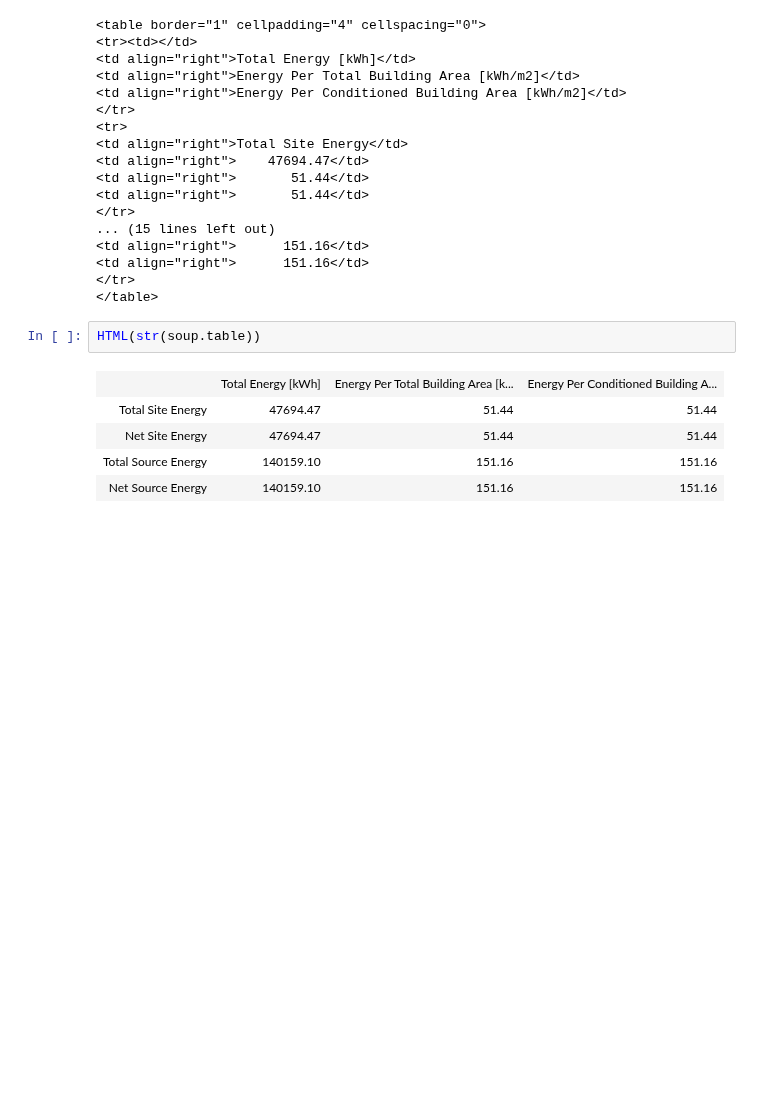
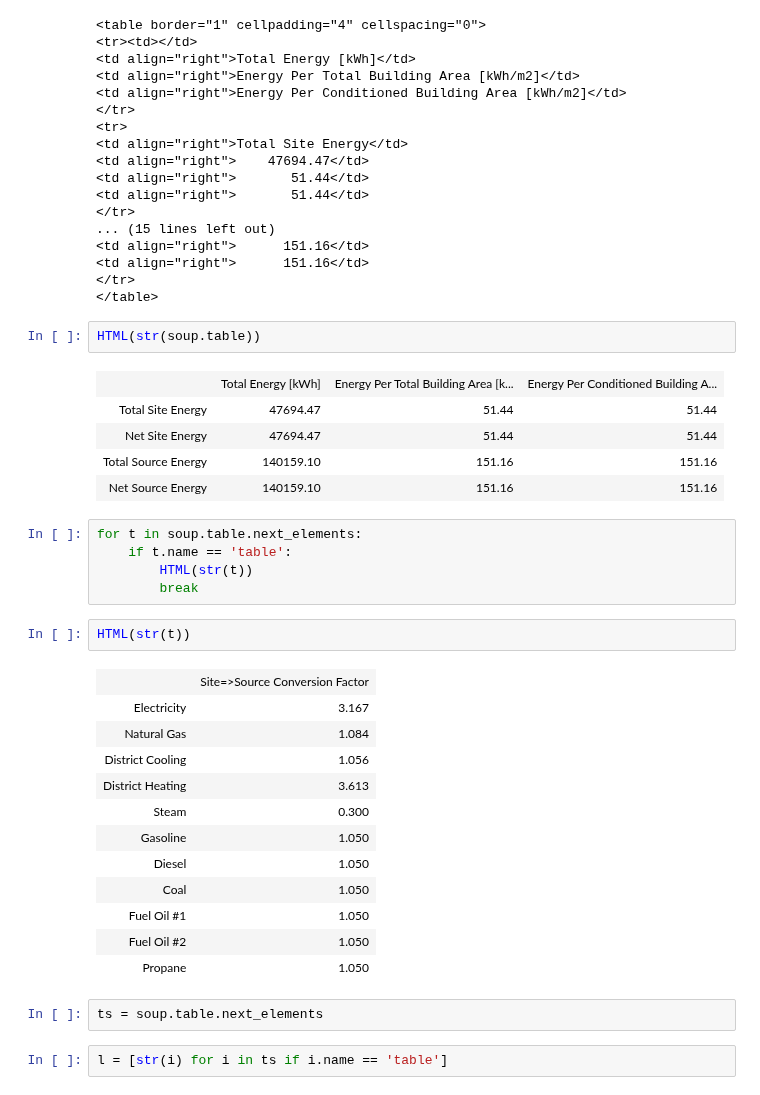
Before and after one commit to santoshphilip/eppy, a Jupyter notebook: eppy/readhtml.ipynb, the cells around one changed output. Drawn from its saved outputs; the diff is of its cells as text; blank space fills up the shorter version.

```diff
--- a/eppy/readhtml.ipynb
+++ b/eppy/readhtml.ipynb
@@ -255,3 +255,27 @@ HTML(str(soup.table))
 | Net Site Energy | 47694.47 | 51.44 | 51.44 |
 | Total Source Energy | 140159.10 | 151.16 | 151.16 |
 | Net Source Energy | 140159.10 | 151.16 | 151.16 |
+# %%
+for t in soup.table.next_elements:
+    if t.name == 'table':
+        HTML(str(t))
+        break
+# %%
+HTML(str(t))
+# %% [output]
+|  | Site=>Source Conversion Factor |
+| Electricity | 3.167 |
+| Natural Gas | 1.084 |
+| District Cooling | 1.056 |
+| District Heating | 3.613 |
+| Steam | 0.300 |
+| Gasoline | 1.050 |
+| Diesel | 1.050 |
+| Coal | 1.050 |
+| Fuel Oil #1 | 1.050 |
+| Fuel Oil #2 | 1.050 |
+| Propane | 1.050 |
+# %%
+ts = soup.table.next_elements
+# %%
+l = [str(i) for i in ts if i.name == 'table']
```
Also changed, not shown: parts of 1 cell of this notebook.
